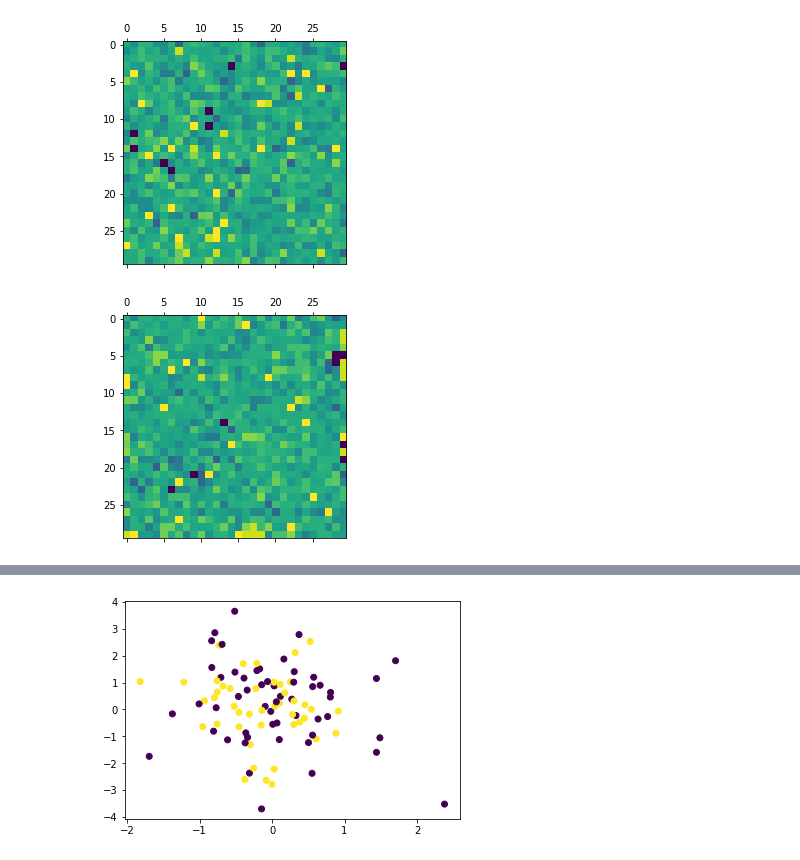
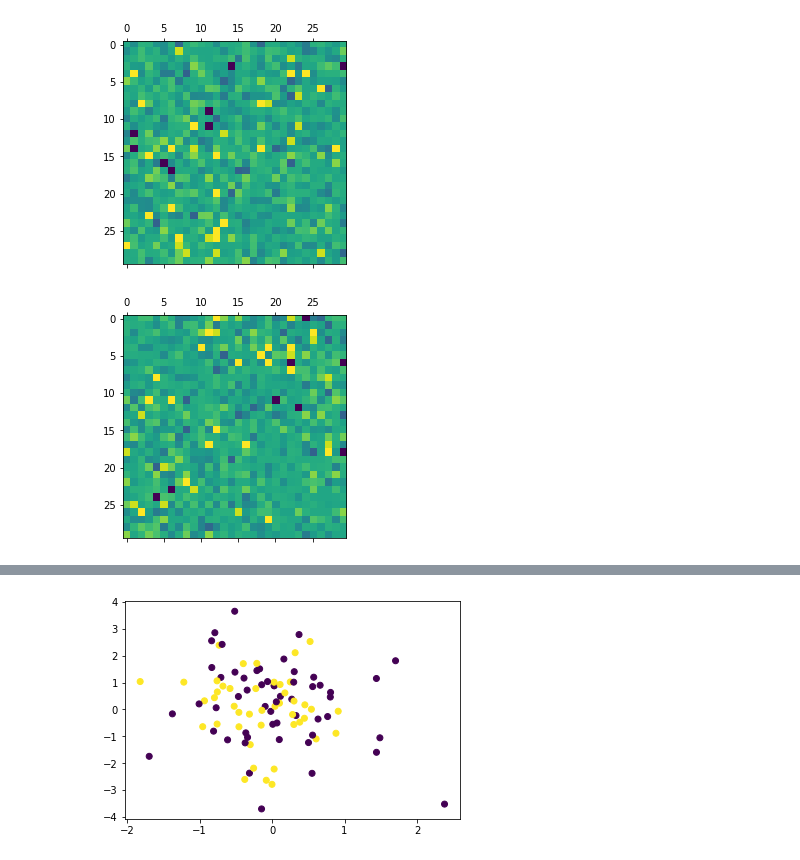
Before and after one commit to eleniel-mocna/Refined, a Jupyter notebook: main.ipynb, the cells around one changed output, grey strips where cells are left out. Saved outputs shown, nothing was run; the diff lists cells and outputs as text; code cells hidden in the pictures.

```diff
--- a/main.ipynb
+++ b/main.ipynb
@@ -58,0 +64,5 @@ fitness(np.arange(0,81), ds, 9,9)
+# %%
+SIDE_SIZE = 30
+samples = np.load("samples.npy")
+labels = np.load("labels.npy")
+dists = np.load("dists.npy")
@@ -59,7 +71,7 @@ fitness(np.arange(0,81), ds, 9,9)
 # %%
-SIDE_SIZE = 30
-print("Generating...")
-samples, labels = generate_samples(1000, SIDE_SIZE**2, noise_var=1)
-print("Calculating distances...")
-dists =distances(samples)
-print("Done")
+# SIDE_SIZE = 30
+# print("Generating...")
+# samples, labels = generate_samples(1000, SIDE_SIZE**2, noise_var=1)
+# print("Calculating distances...")
+# dists =distances(samples)
+# print("Done")
@@ -151,10 +150,12 @@ plt.show()
 # %%
 # np.save("result.npy",np.array(hof.items) )
 i=2
 plt.matshow(samples[i].reshape((SIDE_SIZE,SIDE_SIZE)))
 plt.show()
-plt.matshow(samples[:,np.array(hof.items).reshape(SIDE_SIZE**2)][i].reshape((SIDE_SIZE,SIDE_SIZE)))
+# plt.matshow(samples[:,np.array(hof.items).reshape(SIDE_SIZE**2)][i].reshape((SIDE_SIZE,SIDE_SIZE)))
+# plt.show()
+plt.matshow(samples[i][hof.best_individual.reshape(1,900)].reshape((SIDE_SIZE,SIDE_SIZE)))
 plt.show()
 # %% [output]
 [figure]
-[figure, old version]
+[figure, new version]
```
Also changed, not shown: parts of 26 cells of this notebook, 1 other file.
